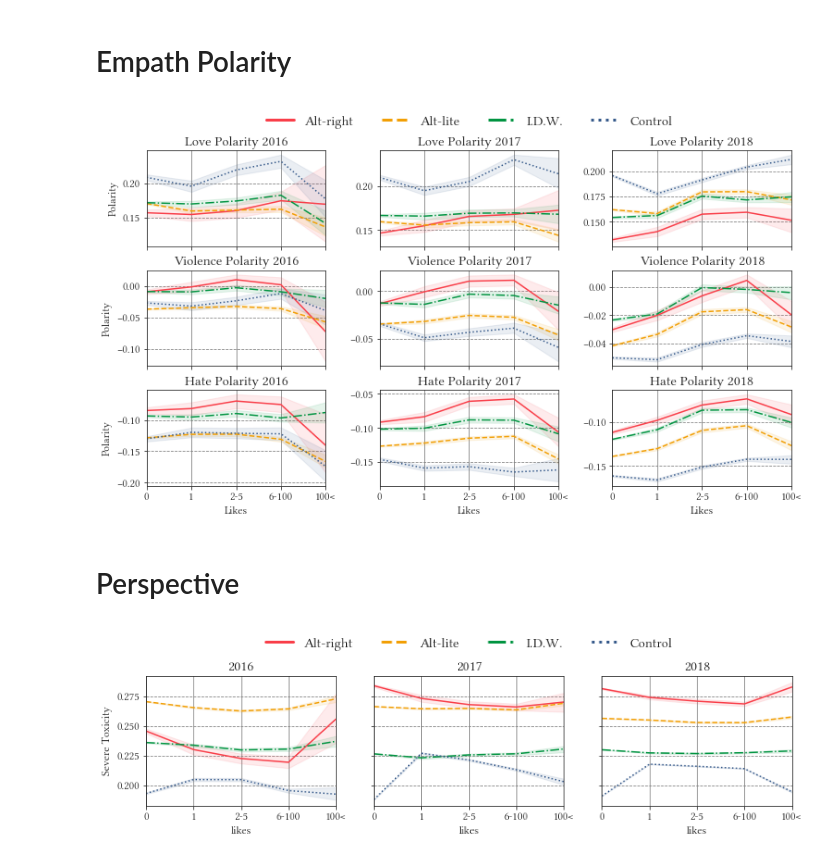
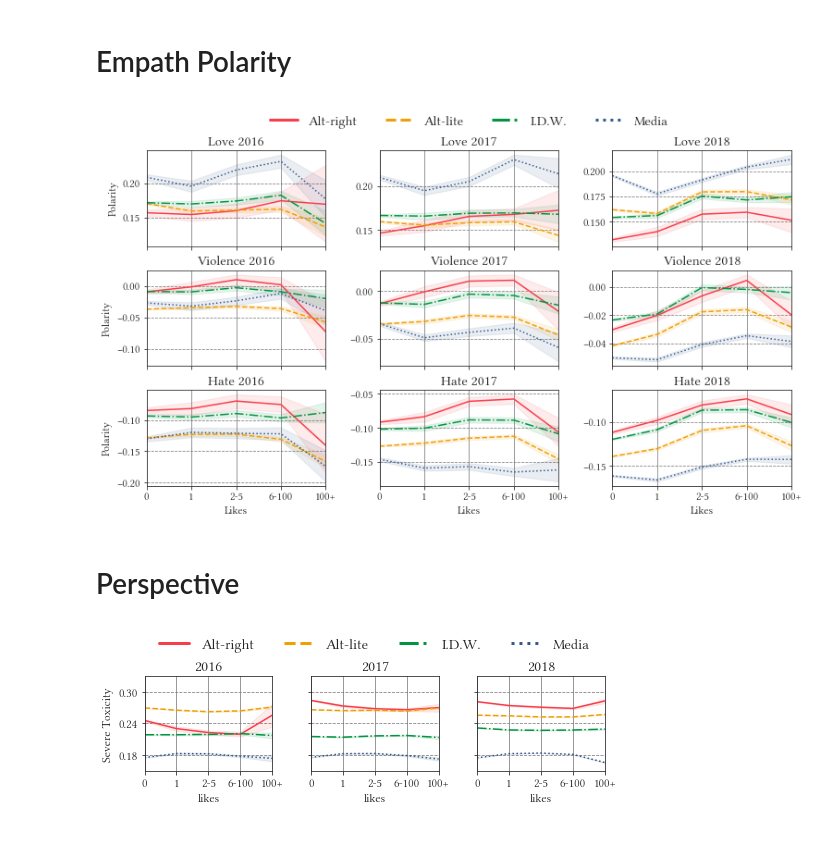
Before and after one commit to EmanuelHappy/youtube_hatespeech, a Jupyter notebook: analyzes/new_like_analysis.ipynb, the cells around one changed output. Saved outputs shown, nothing was run; the diff lists cells and outputs as text; code cells hidden in the pictures.

```diff
--- a/analyzes/new_like_analysis.ipynb
+++ b/analyzes/new_like_analysis.ipynb
@@ -28,11 +28,11 @@ from os.path import expanduser
 import pandas as pd
 import numpy as np
 
-cats = ["Alt-right", "Alt-lite", "I.D.W.", "Control"]
+cats = ["Alt-right", "Alt-lite", "I.D.W.", "Media"]
 names = ["Alt-right", "Alt-lite", "IDW", "control"]
-colors = {"Alt-right": "#f93e49", "Alt-lite": "#F29F05", "I.D.W.": "#019441", "Control": "#35598a"}
+colors = {"Alt-right": "#f93e49", "Alt-lite": "#F29F05", "I.D.W.": "#019441", "Media": "#35598a"}
 bins_like_name = ["0", "1", "2-5", "6-100", "100"]
-x_label = ["0", "1", "2-5", "6-100", "100<"]
+x_label = ["0", "1", "2-5", "6-100", "100+"]
 years = ["2016", "2017", "2018"]
 lines = ['-', '--', '-.', ':']
 df_path = "./../data/sentiment/dataframes/"
@@ -85,6 +85,8 @@ for ax, year in zip(axs, years):
 
     ax.set_title(year, fontsize=15)
     ax.set_xlim(0, 4)
+    ax.set_ylim(0.15, 0.33)
+    ax.set_yticks([0.18, 0.24, 0.30])
 
 # Adds legend on the top
 leg = ax2.legend(cats,
@@ -265,7 +276,7 @@ for year in range(len(years)):
             ax.plot(x_label, y, lines[i], color=colors[cats[i]])
             ax.fill_between(x_label, y_dyd,y_dyu, alpha=0.1, color=colors[cats[i]])
 
-        ax.set_title(emotion.capitalize() + " Polarity " + years[year], fontsize=15)
+        ax.set_title(emotion.capitalize() + " " + years[year], fontsize=15)
         ax.set_xlim(0, 4)
 
 # Adds legend on the top
@@ -310,7 +321,7 @@ _ = ax9.set_xlabel("Likes")
 plt.savefig(f"{img_path}empath_blob/like/empath_polarity_likes.pdf", bbox_inches = 'tight')
 plt.savefig(f"{img_path}empath_blob/like/empath_polarity_likes.png", bbox_inches = 'tight')
 # %% [output]
-[figure, old version]
+[figure, new version]
 # %% [markdown]
 # Perspective
 # %%
@@ -320,9 +331,9 @@ perspective = {}
 
 fig = plt.figure(
     constrained_layout=False,
-    figsize=(12.5, 2.5),
+    figsize=(8.25, 1.7),
 )
-gs = fig.add_gridspec(nrows=1, ncols=3, wspace=0.2, hspace=0.45, top=0.90)
+gs = fig.add_gridspec(nrows=1, ncols=3, wspace=0.3, hspace=0.45, top=0.90)
 
 # adds subplots
 ax1 = fig.add_subplot(gs[0, 0])
@@ -336,7 +347,7 @@ for ax, year in zip(axs, range(len(years))):
     for like_name in bins_like_name:
         perspective[like_name] = []
         for name in names:
-            perspective[like_name].append(pd.read_csv(f"{persp_df_path}{name}{like_name}_perspective_new.csv").iloc[year])
+            perspective[like_name].append(pd.read_csv(f"{persp_df_path}{name}{like_name}_perspective.csv").iloc[year])
 
     for emotion in attributes:
         for i in range(len(names)):
@@ -355,6 +366,8 @@ for ax, year in zip(axs, range(len(years))):
     # Sets ticks, titles and limits
     ax.set_title(years[year], fontsize=15)
     ax.set_xlim(0, 4)
+    ax.set_ylim(0.15, 0.33)
+    ax.set_yticks([0.18, 0.24, 0.30])
 
 for ax in axs[1:]:
     ax.yaxis.set_tick_params(labelbottom=False)
@@ -362,34 +375,34 @@ for ax in axs[1:]:
 # Adds legend on the top
 leg = ax2.legend(cats,
            loc='upper center',
-           bbox_to_anchor=(0.5, 1.4),
+           bbox_to_anchor=(0.5, 1.55),
            ncol=4,
            fancybox=False,
            shadow=False,
            frameon=False,
            edgecolor=None,
            fontsize=15)
 
 
 for line in leg.get_lines():
     line.set_linewidth(3.0)
 
 # Common axis config, grids, etc
 for ax in axs:
     ax.xaxis.grid(color='gray', linestyle='solid')
     ax.yaxis.grid(color='gray', linestyle='dashed')
     ax.xaxis.set_tick_params(rotation=0)
     ax.set_xlabel("")
     ax.set_ylabel("")
 
 # Adds labels
 _ = ax1.set_ylabel("Severe Toxicity")
 _ = ax1.set_xlabel("likes")
 _ = ax2.set_xlabel("likes")
 _ = ax3.set_xlabel("likes")
 
 # Saves figs
-plt.savefig(f"{img_path}perspective/like/perspective.pdf", bbox_inches = 'tight')
-plt.savefig(f"{img_path}perspective/like/perspective.png", bbox_inches = 'tight')
+plt.savefig(f"{img_path}perspective/like/perspective_likes.pdf", bbox_inches = 'tight')
+plt.savefig(f"{img_path}perspective/like/perspective_likes.png", bbox_inches = 'tight')
 # %% [output]
-[figure, old version]
+[figure, new version]
```
Also changed, not shown: parts of 2 cells of this notebook, 8 other files.
